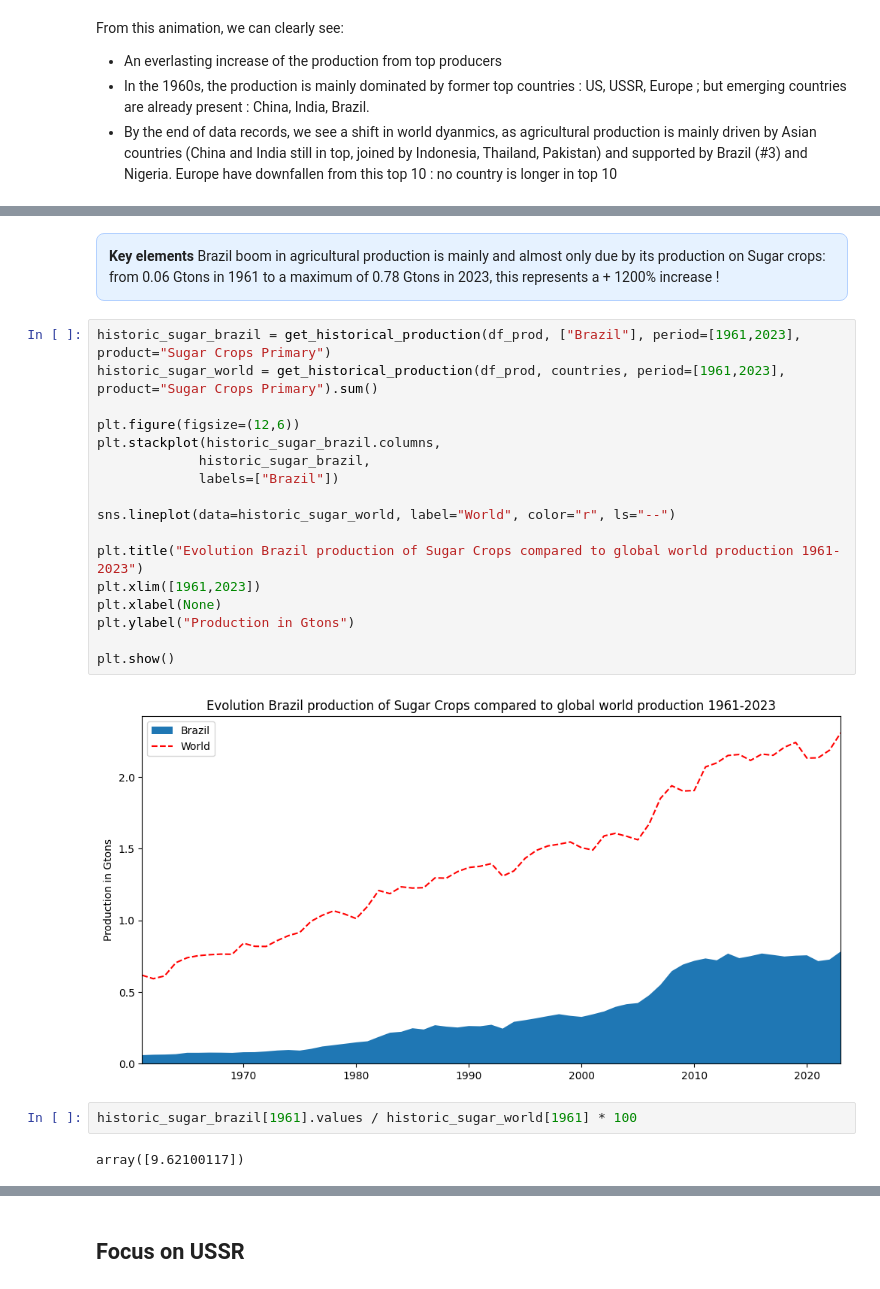
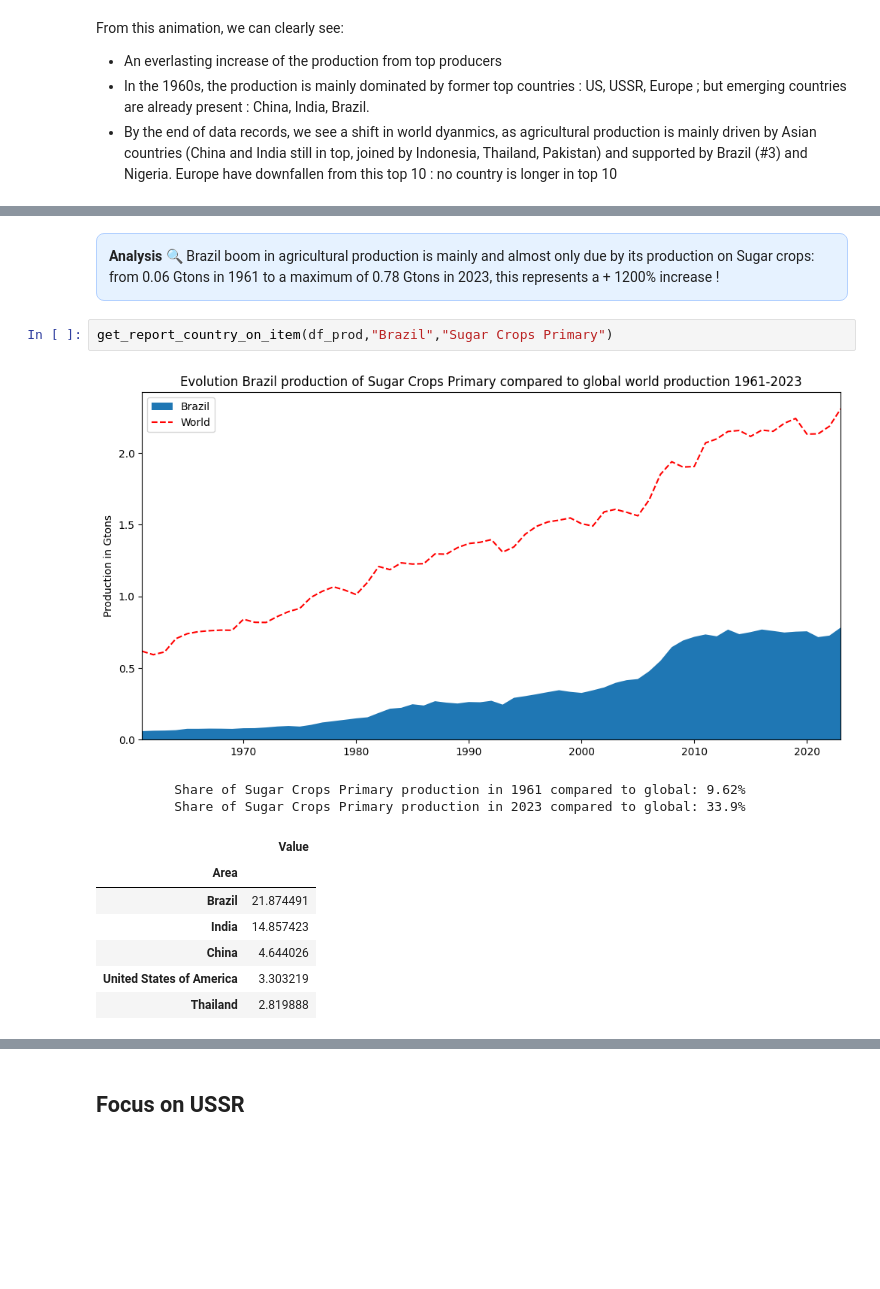
Before and after one commit to SimFour64/fao_analysis, a Jupyter notebook: notebooks/04_Report on Agricultural Production.ipynb, the cells around one changed output, grey strips where cells are left out. Drawn from its saved outputs; the diff is of its cells as text; blank space fills up the shorter version.

Commit message:
Refactoring analysis_utils, adding details on report

```diff
--- a/notebooks/04_Report on Agricultural Production.ipynb
+++ b/notebooks/04_Report on Agricultural Production.ipynb
@@ -339,29 +377,19 @@ px.line(data_frame=brazil_prod,
     margin: 10px 0;
     font-size: 14px;
 ">
-    <b>Key elements</b> </br>
+    <b>Analysis 🔍</b> </br>
     Brazil boom in agricultural production is mainly and almost only due by its production on Sugar crops: from 0.06 Gtons in 1961 to a maximum of 0.78 Gtons in 2023, this represents a + 1200% increase !
 </div>
 # %%
-historic_sugar_brazil = get_historical_production(df_prod, ["Brazil"], period=[1961,2023], product="Sugar Crops Primary")
-historic_sugar_world = get_historical_production(df_prod, countries, period=[1961,2023], product="Sugar Crops Primary").sum()
-
-plt.figure(figsize=(12,6))
-plt.stackplot(historic_sugar_brazil.columns,
-             historic_sugar_brazil,
-             labels=["Brazil"])
-
-sns.lineplot(data=historic_sugar_world, label="World", color="r", ls="--")
-
-plt.title("Evolution Brazil production of Sugar Crops compared to global world production 1961-2023")
-plt.xlim([1961,2023])
-plt.xlabel(None)
-plt.ylabel("Production in Gtons")
-
-plt.show()
+get_report_country_on_item(df_prod,"Brazil","Sugar Crops Primary")
 # %% [output]
-[figure, old version]
+[figure, new version]
+          Share of Sugar Crops Primary production in 1961 compared to global: 9.62%
+          Share of Sugar Crops Primary production in 2023 compared to global: 33.9%
+|  | Value |
+| Area |  |
+| Brazil | 21.874491 |
+| India | 14.857423 |
+| China | 4.644026 |
+| United States of America | 3.303219 |
+| Thailand | 2.819888 |
-# %%
-historic_sugar_brazil[1961].values / historic_sugar_world[1961] * 100
-# %% [output]
-array([9.62100117])
```
Also changed, not shown: parts of 43 cells of this notebook, 1 other file.
